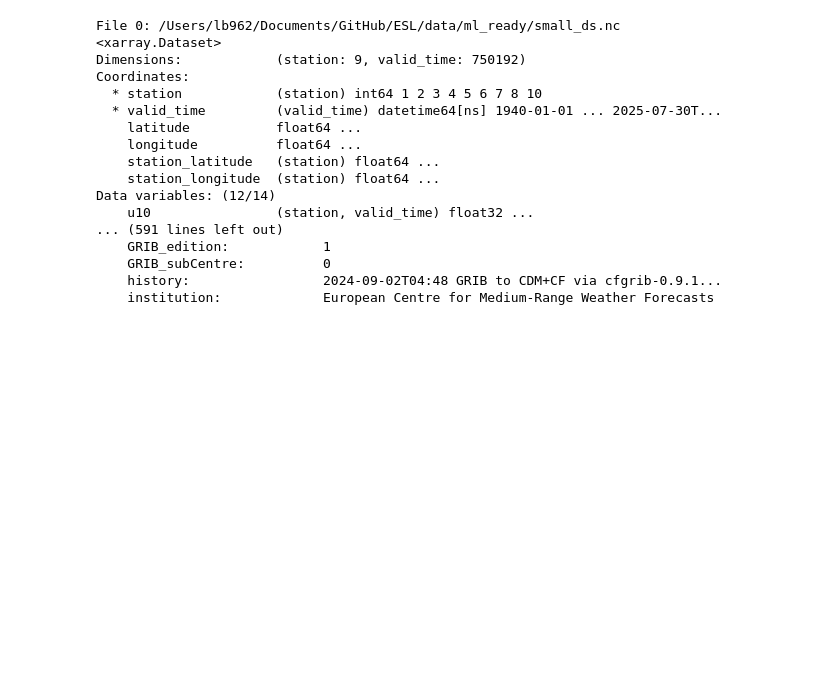
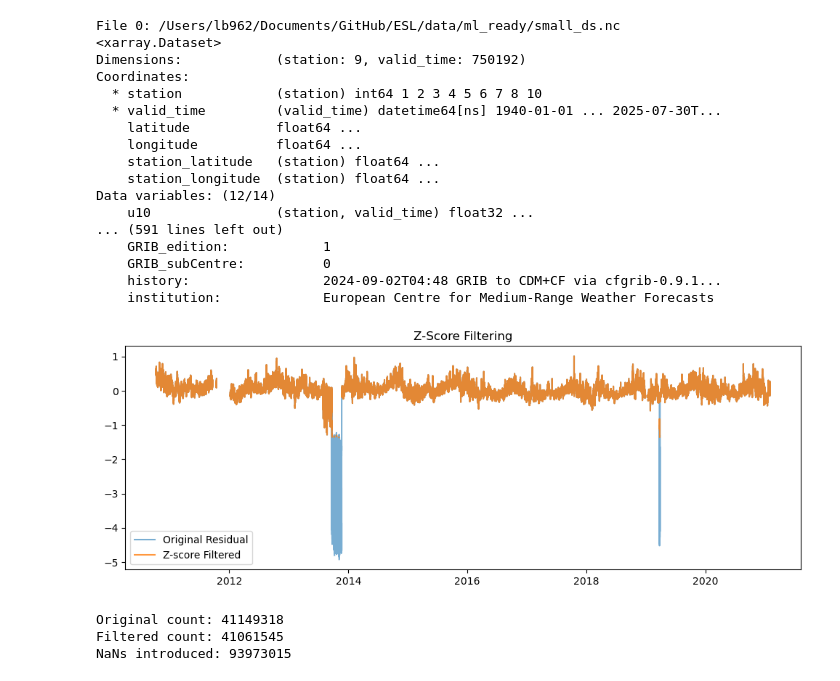
Before and after one commit to lisanneblok/ESL, a Jupyter notebook: notebooks/3_featureprocessing/test_filtering.ipynb, the cells around one changed output. Drawn from its saved outputs; the diff is of its cells as text; code cells hidden in the pictures; blank space fills up the shorter version.

```diff
--- a/notebooks/3_featureprocessing/test_filtering.ipynb
+++ b/notebooks/3_featureprocessing/test_filtering.ipynb
@@ -64,3 +64,17 @@ import matplotlib.pyplot as plt
 # pick one station to demonstrate
 station_id = 125  # example
 residual = ds.residual.sel(station=station_id).to_pandas()
+# %%
+# Z-score threshold
+z_thresh = 3
+
+z_scores = (residual - residual.mean()) / residual.std()
+residual_z_filtered = residual.where(np.abs(z_scores) < z_thresh)
+
+plt.figure(figsize=(12,4))
+plt.plot(residual, label="Original Residual", alpha=0.6)
+plt.plot(residual_z_filtered, label="Z-score Filtered", alpha=0.8)
+plt.legend(); plt.title("Z-Score Filtering")
+plt.show()
+# %% [output]
+[figure, added]
@@ -66,0 +83,40 @@ residual = ds.residual.sel(station=station_id).to_pandas()
+# %%
+import xarray as xr
+import numpy as np
+
+# keep original untouched
+ds["original"] = ds["residual"].astype("float64")
+
+# --- Compute station-wise mean and std ---
+mu  = ds["original"].mean(dim="valid_time", skipna=True)
+sig = ds["original"].std(dim="valid_time", skipna=True)
+
+# --- Build mask using Z-score ---
+z_thresh = 5
+z_scores = (ds["original"] - mu) / sig
+mask = np.abs(z_scores) < z_thresh   # True = keep, False = set to NaN
+
+# --- Apply Z-score filter ---
+resid_filt = ds["original"].where(mask)
+
+# --- Clause: negatives cannot exceed positives in magnitude ---
+# compute max positive per station
+max_pos = resid_filt.where(resid_filt > 0).max(dim="valid_time", skipna=True)
+
+# build a mask: keep only if residual >= -max_pos
+mask_balance = resid_filt >= (-max_pos)
+
+# apply mask (bad negatives -> NaN)
+resid_filt2 = resid_filt.where(mask_balance)
+
+# assign back
+ds["residual_filtered"] = resid_filt2
+
+# --- Verify ---
+print("Original count:", np.isfinite(ds["original"]).sum().item())
+print("Filtered count:", np.isfinite(ds["residual_filtered"]).sum().item())
+print("NaNs introduced:", np.isnan(ds["residual_filtered"]).sum().item())
+# %% [output]
+Original count: 41149318
+Filtered count: 41061545
+NaNs introduced: 93973015
```
Also changed, not shown: parts of 11 cells of this notebook, 3 other files.
